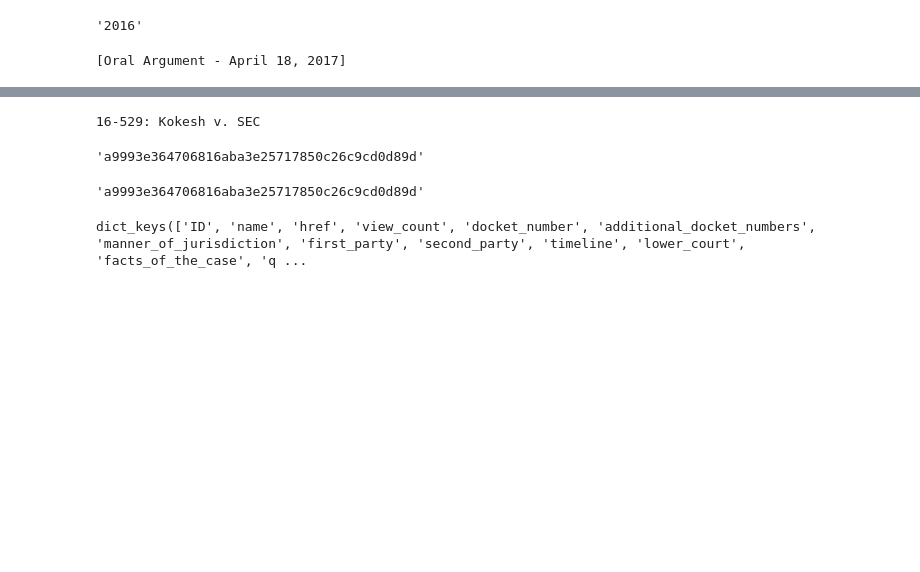
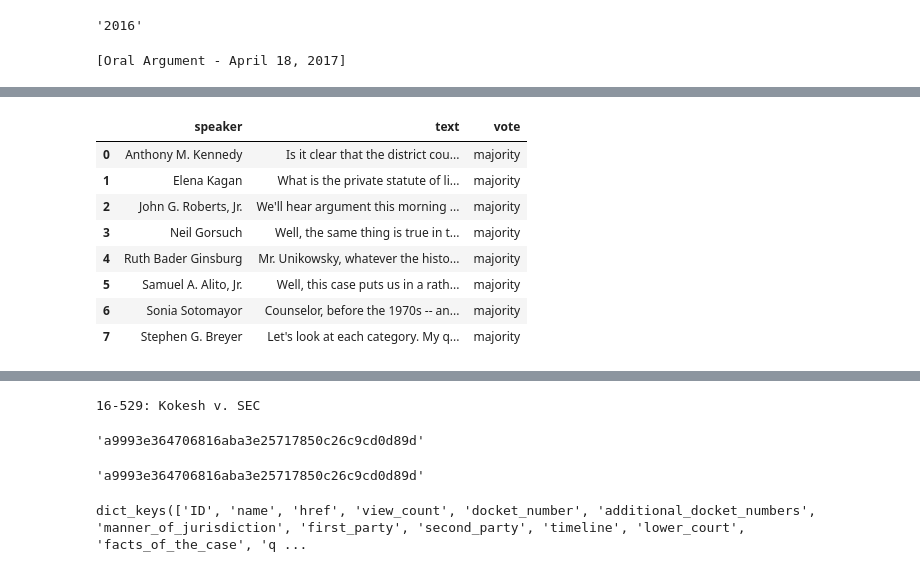
Before and after one commit to stillmatic/supremes, a Jupyter notebook: supremes/exploration.ipynb, the cells around one changed output, grey strips where cells are left out. Cells and saved outputs as stored; diff of their text form; code cells hidden in the pictures; blank space fills up the shorter version.

```diff
--- a/supremes/exploration.ipynb
+++ b/supremes/exploration.ipynb
@@ -103,0 +165,12 @@ os.curdir
+# %%
+res.get_transcript_df()
+# %% [output]
+|  | speaker | text | vote |
+| 0 | Anthony M. Kennedy | Is it clear that the district cou... | majority |
+| 1 | Elena Kagan | What is the private statute of li... | majority |
+| 2 | John G. Roberts, Jr. | We'll hear argument this morning ... | majority |
+| 3 | Neil Gorsuch | Well, the same thing is true in t... | majority |
+| 4 | Ruth Bader Ginsburg | Mr. Unikowsky, whatever the histo... | majority |
+| 5 | Samuel A. Alito, Jr. | Well, this case puts us in a rath... | majority |
+| 6 | Sonia Sotomayor | Counselor, before the 1970s -- an... | majority |
+| 7 | Stephen G. Breyer | Let's look at each category. My q... | majority |
```
Also changed, not shown: parts of 15 cells of this notebook, 3 other files.
